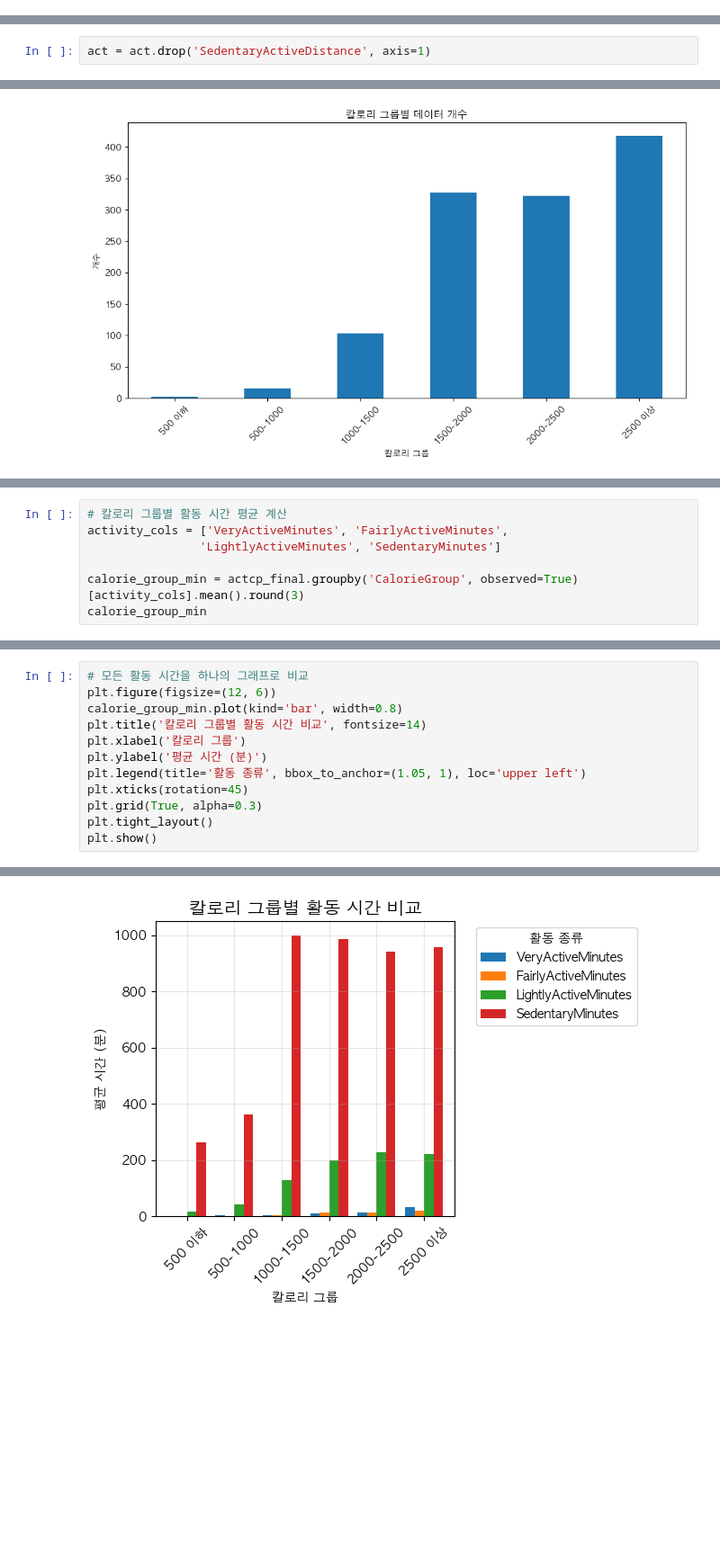
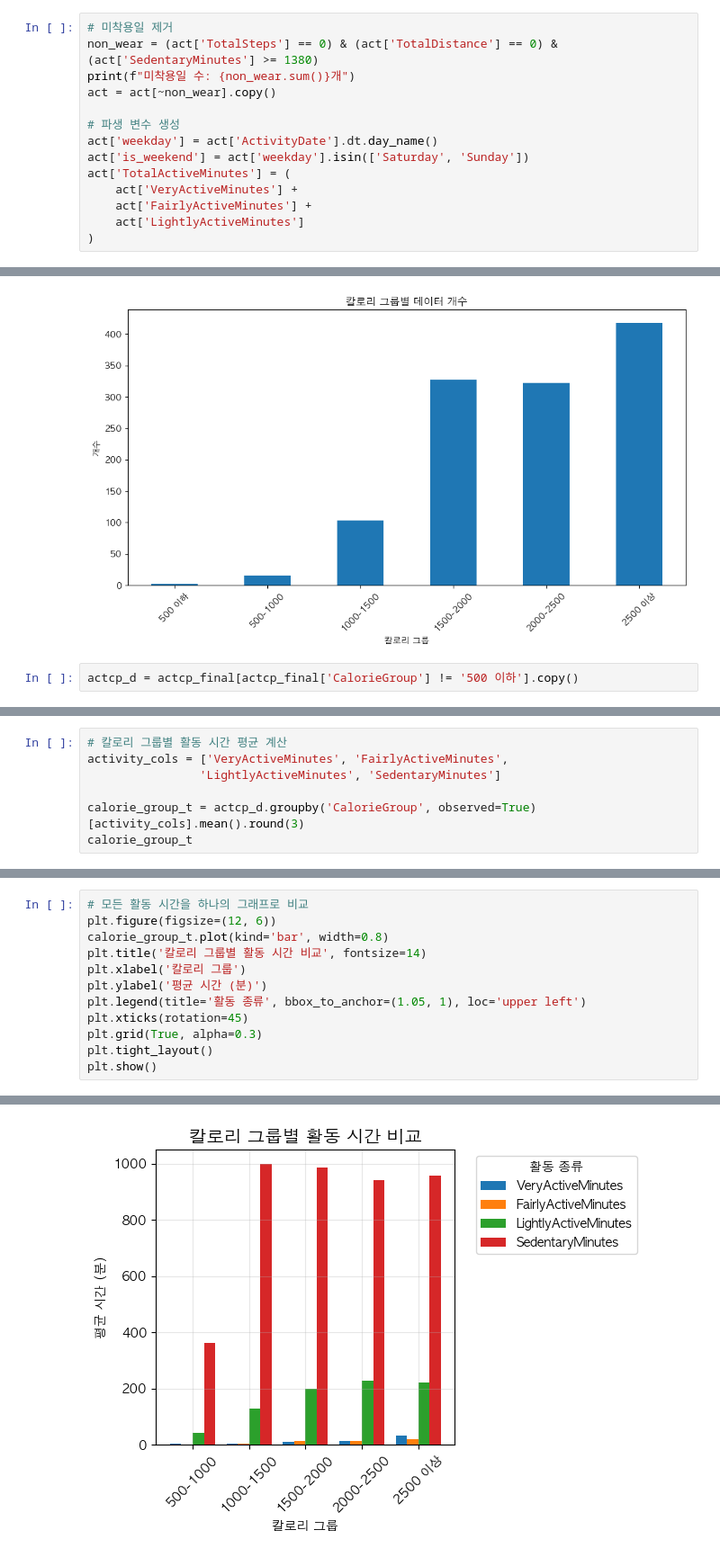
Before and after one commit to jeesy95-creator/sparta_15, a Jupyter notebook: notebooks/Soyun.ipynb, the cells around one changed output, grey strips where cells are left out. Shown at 90% size. Cells and saved outputs as stored; diff of their text form; blank space fills up the shorter version.

```diff
--- a/notebooks/Soyun.ipynb
+++ b/notebooks/Soyun.ipynb
@@ -32,3 +32,17 @@ print(f"사용자당 평균 기록일: {act.groupby('Id').size().mean():.1f}일"
 날짜 범위: 2016-03-12 00:00:00 ~ 2016-05-12 00:00:00
 총 사용자 수: 35명
 사용자당 평균 기록일: 39.2일
+# %%
+# 미착용일 제거
+non_wear = (act['TotalSteps'] == 0) & (act['TotalDistance'] == 0) & (act['SedentaryMinutes'] >= 1380)
+print(f"미착용일 수: {non_wear.sum()}개")
+act = act[~non_wear].copy()
+
+# 파생 변수 생성
+act['weekday'] = act['ActivityDate'].dt.day_name()
+act['is_weekend'] = act['weekday'].isin(['Saturday', 'Sunday'])
+act['TotalActiveMinutes'] = (
+    act['VeryActiveMinutes'] +
+    act['FairlyActiveMinutes'] +
+    act['LightlyActiveMinutes']
+)
@@ -107,6 +120,4 @@ CalorieGroup
 Name: count, dtype: int64
-# %%
-act = act.drop('SedentaryActiveDistance', axis=1)
 # %%
 # act를 actcp로 복사
 actcp = act.copy()
@@ -273,6 +283,8 @@ CalorieGroup
 2500 이상      418
 Name: count, dtype: int64
 [figure]
+# %%
+actcp_d = actcp_final[actcp_final['CalorieGroup'] != '500 이하'].copy()
 # %%
 # 칼로리 그룹별 평균 계산
 distance_cols = ['TotalSteps', 'TotalDistance', 'TrackerDistance',
@@ -343,8 +327,8 @@ Name: count, dtype: int64
 activity_cols = ['VeryActiveMinutes', 'FairlyActiveMinutes',
                 'LightlyActiveMinutes', 'SedentaryMinutes']
 
-calorie_group_min = actcp_final.groupby('CalorieGroup', observed=True)[activity_cols].mean().round(3)
-calorie_group_min
+calorie_group_t = actcp_d.groupby('CalorieGroup', observed=True)[activity_cols].mean().round(3)
+calorie_group_t
 # %% [output]
 |  | VeryActiveMinutes | FairlyActiveMinutes | LightlyActiveMinutes | SedentaryMinutes |
 | CalorieGroup |  |  |  |  |
@@ -376,18 +359,18 @@ plt.show()
 # %%
 # 모든 활동 시간을 하나의 그래프로 비교
 plt.figure(figsize=(12, 6))
-calorie_group_min.plot(kind='bar', width=0.8)
+calorie_group_t.plot(kind='bar', width=0.8)
 plt.title('칼로리 그룹별 활동 시간 비교', fontsize=14)
 plt.xlabel('칼로리 그룹')
 plt.ylabel('평균 시간 (분)')
 plt.legend(title='활동 종류', bbox_to_anchor=(1.05, 1), loc='upper left')
 plt.xticks(rotation=45)
 plt.grid(True, alpha=0.3)
 plt.tight_layout()
 plt.show()
 # %% [output]
 <Figure size 1200x600 with 0 Axes>
-[figure, old version]
+[figure, new version]
 # %%
 # 데이터프레임으로 보기 좋게 출력
 print("\n=== 칼로리 그룹별 활동 시간 상세 통계 ===")
```
Also changed, not shown: parts of 33 cells of this notebook.
